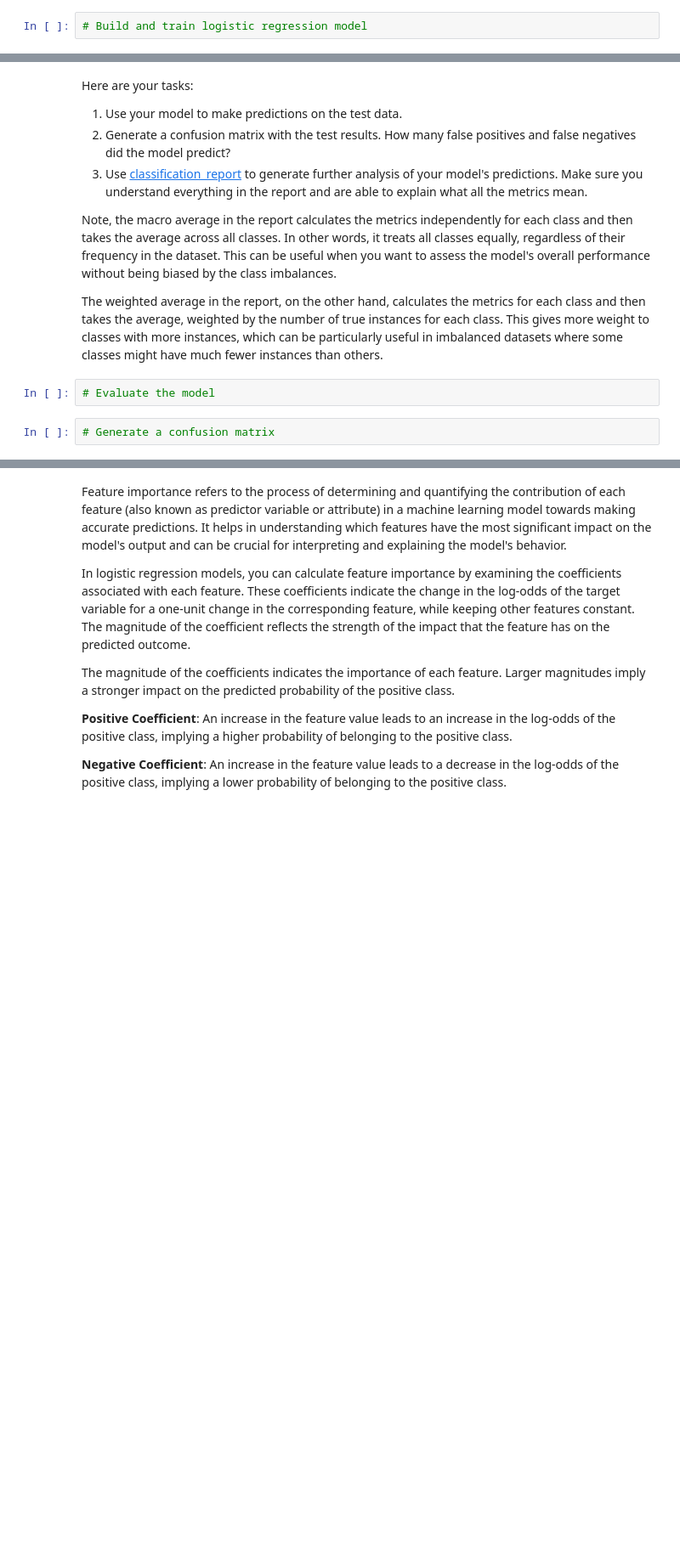
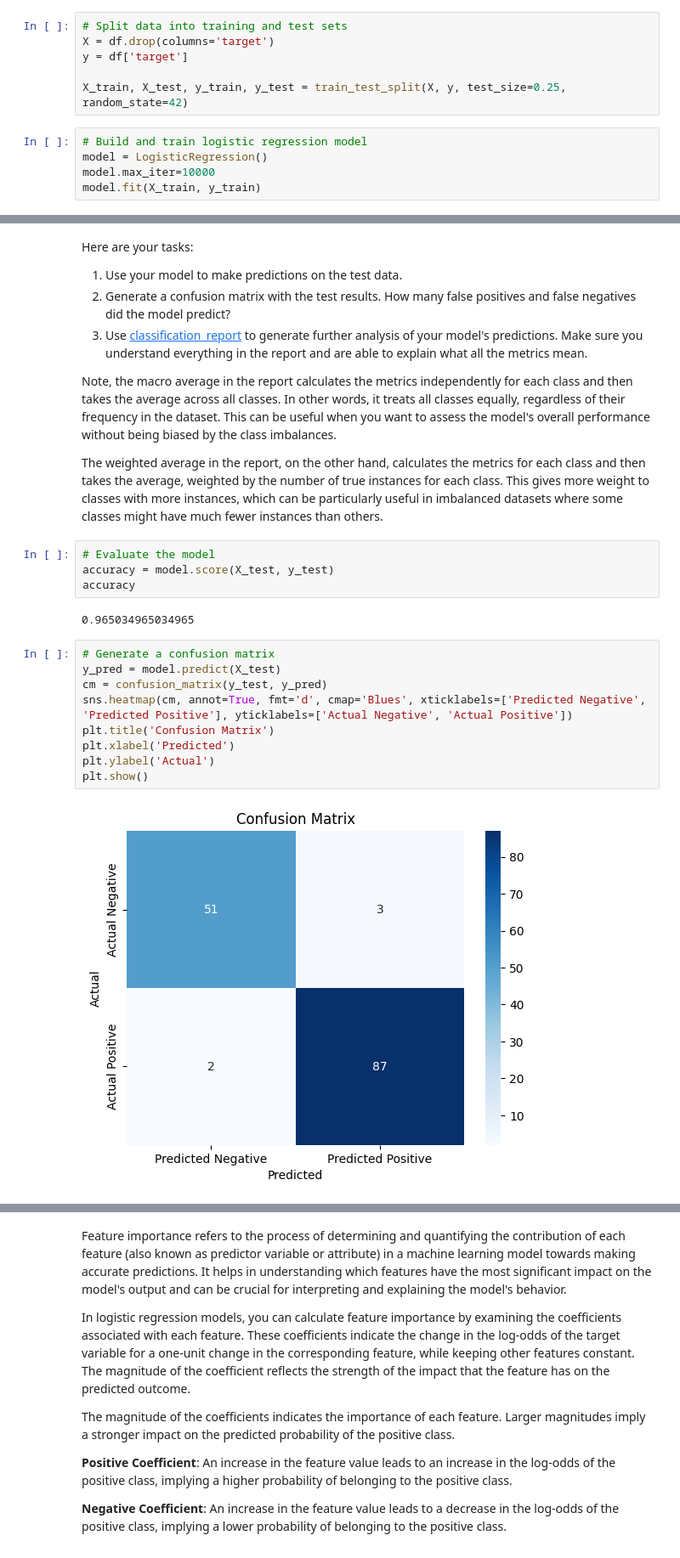
Before and after one commit to bodhichristian/springboard, a Jupyter notebook: logistic_regression.ipynb, the cells around one changed output, grey strips where cells are left out. Shown at 85% size. Saved outputs shown, nothing was run; the diff lists cells and outputs as text; blank space fills up the shorter version.

```diff
--- a/logistic_regression.ipynb
+++ b/logistic_regression.ipynb
@@ -127,2 +131,11 @@ With a better feel for the data, it's time to attempt to build a logistic regres
+# %%
+# Split data into training and test sets
+X = df.drop(columns='target')
+y = df['target']
+
+X_train, X_test, y_train, y_test = train_test_split(X, y, test_size=0.25, random_state=42)
 # %%
 # Build and train logistic regression model
+model = LogisticRegression()
+model.max_iter=10000
+model.fit(X_train, y_train)
@@ -183,7 +198,20 @@ Note, the macro average in the report calculates the metrics independently for e
 The weighted average in the report, on the other hand, calculates the metrics for each class and then takes the average, weighted by the number of true instances for each class. This gives more weight to classes with more instances, which can be particularly useful in imbalanced datasets where some classes might have much fewer instances than others.
 # %%
 # Evaluate the model
+accuracy = model.score(X_test, y_test)
+accuracy
+# %% [output]
+0.965034965034965
-# %%
-# Generate a confusion matrix
+# %%
+# Generate a confusion matrix
+y_pred = model.predict(X_test)
+cm = confusion_matrix(y_test, y_pred)
+sns.heatmap(cm, annot=True, fmt='d', cmap='Blues', xticklabels=['Predicted Negative', 'Predicted Positive'], yticklabels=['Actual Negative', 'Actual Positive'])
+plt.title('Confusion Matrix')
+plt.xlabel('Predicted')
+plt.ylabel('Actual')
+plt.show()
+# %% [output]
+[figure, added]
 # %%
 # Generate a classification report
```
Also changed, not shown: parts of 6 cells of this notebook.
